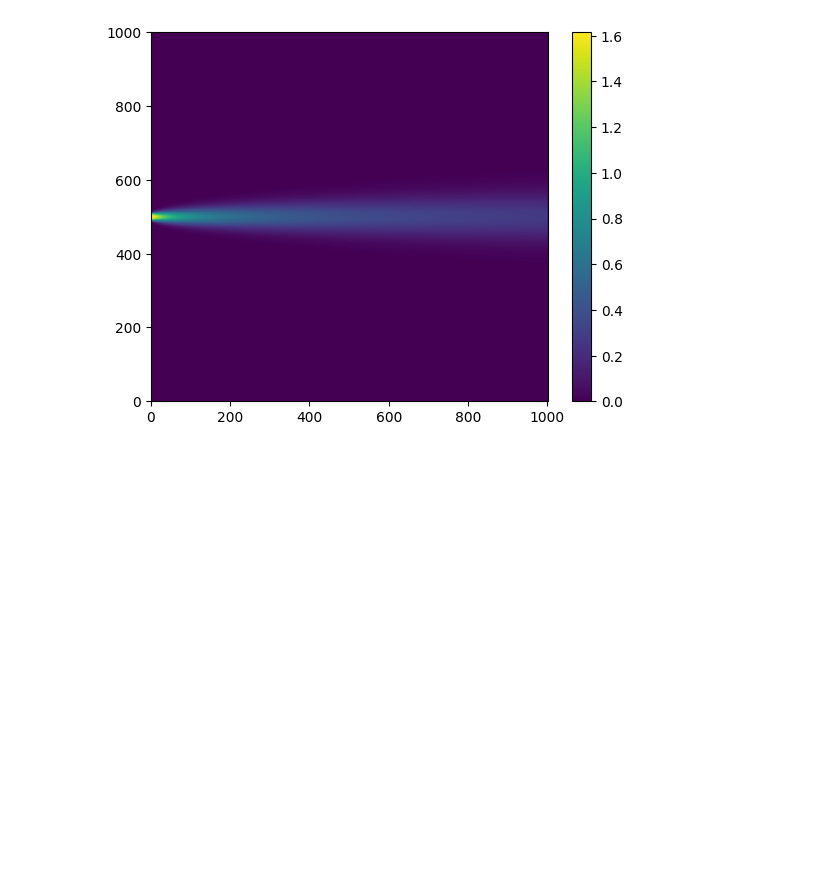
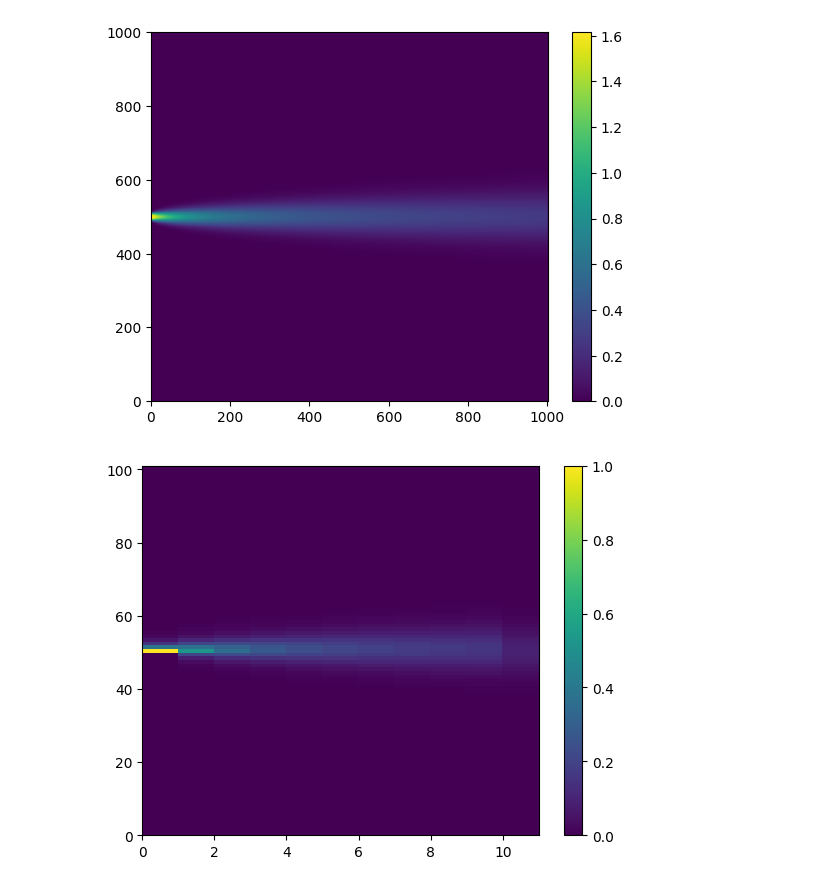
Before and after one commit to julian1vidal/tp1_metodos_2023_1c, a Jupyter notebook: exp_ej6.ipynb, the cells around one changed output. Saved outputs shown, nothing was run; the diff lists cells and outputs as text; code cells hidden in the pictures; blank space fills up the shorter version.

```diff
--- a/exp_ej6.ipynb
+++ b/exp_ej6.ipynb
@@ -18,13 +17,26 @@ plt.show()
 # %% [output]
 [figure]
 # %%
-# Armo otro u:
-res = []
-cota_menor = math.floor(n/2) - r
-cota_mayor = math.floor(n/2) + r
-for i in range(n):
-    if (cota_menor < i & i < cota_mayor):
+def armar_otro_u(n, r):
+    res = []
+    cota_menor = math.floor(n/2) - r
+    cota_mayor = math.floor(n/2) + r
+    for i in range(n):
+      if (i == 50):
         res.append(1)
-    else:
+      else:
         res.append(0)
     return res
+# %%
+otro = armar_otro_u(101, 10)
+
+us = ej6.generar_sistema_de_difusion(alfa=1, u=otro.copy(), iteraciones=100)
+
+us = np.transpose(us)
+
+plt.pcolor(us)
+plt.colorbar()
+
+plt.show()
+# %% [output]
+[figure, added]
```
Also changed, not shown: parts of 2 cells of this notebook.
